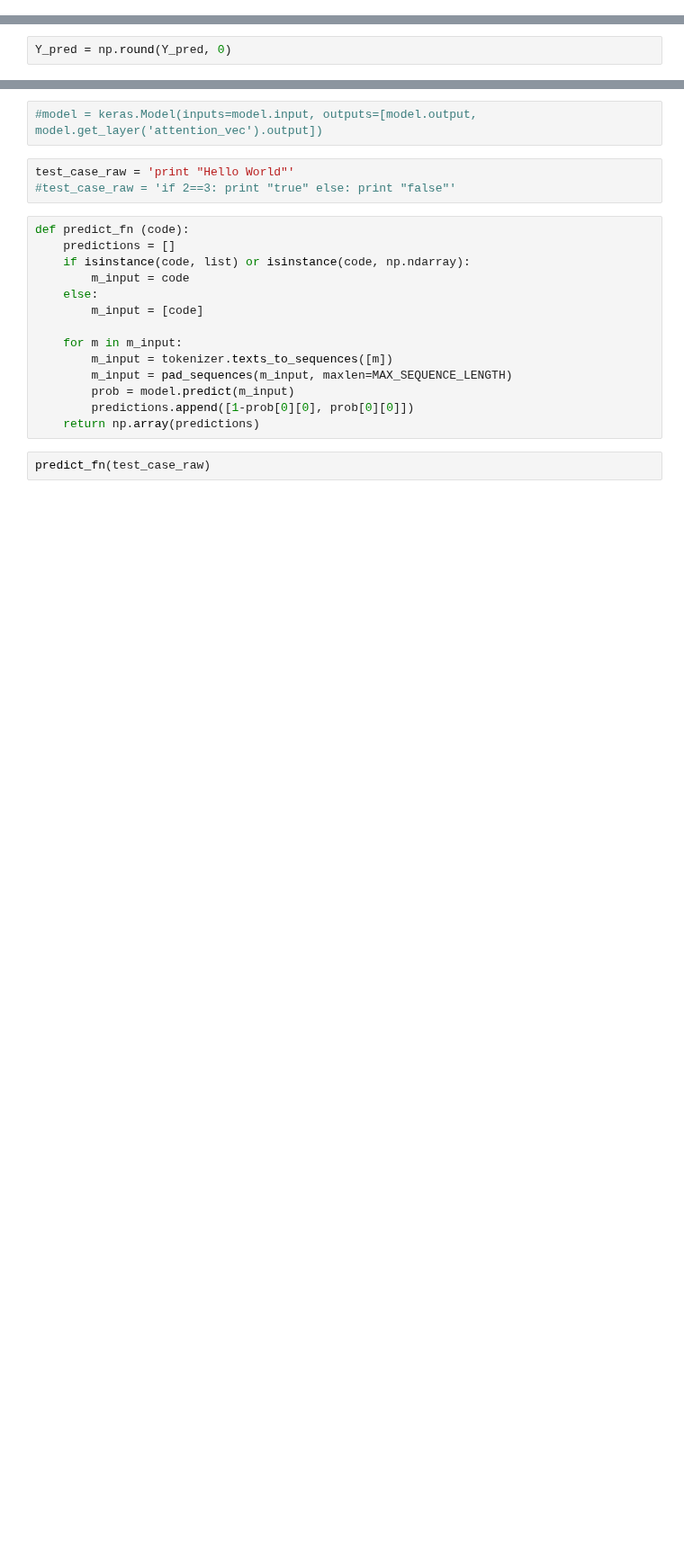
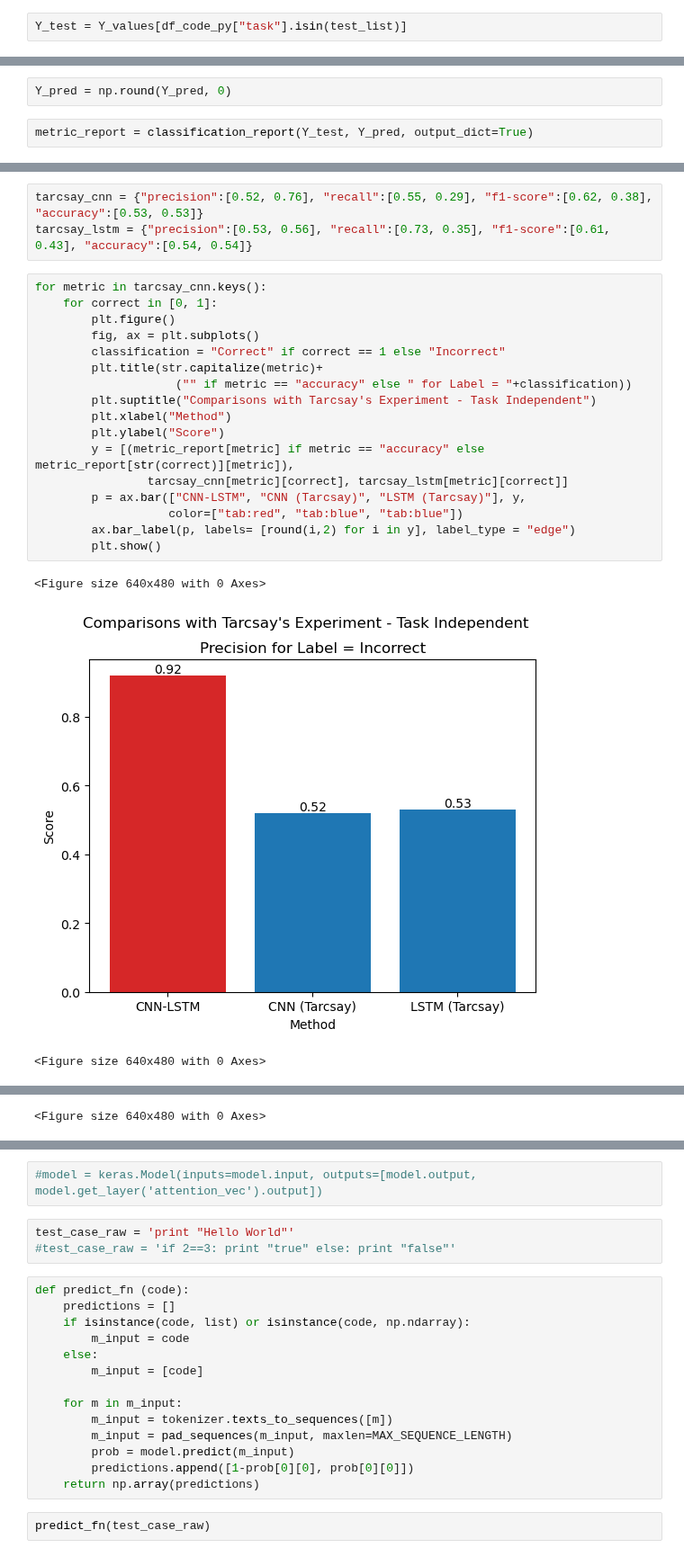
Before and after one commit to spindive/mrp_files, a Jupyter notebook: mrp_model_new_course.ipynb, the cells around one changed output, grey strips where cells are left out. Shown at 90% size. Cells and saved outputs as stored; diff of their text form; blank space fills up the shorter version.

```diff
--- a/mrp_model_new_course.ipynb
+++ b/mrp_model_new_course.ipynb
@@ -158,0 +160,2 @@ I_test = df_code_py_exp.index[(df_code_py["task"]=="stableford_122.py") |
+# %%
+Y_test = Y_values[df_code_py["task"].isin(test_list)]
@@ -282,5 +289,7 @@ Y_pred = model.predict(X_test)
 # %%
 Y_pred = np.round(Y_pred, 0)
+# %%
+metric_report = classification_report(Y_test, Y_pred, output_dict=True)
 # %%
 print(classification_report(Y_test, Y_pred))
 # %% [output]
@@ -294,0 +304,24 @@ weighted avg       0.89      0.91      0.90     11821
+# %%
+tarcsay_cnn = {"precision":[0.52, 0.76], "recall":[0.55, 0.29], "f1-score":[0.62, 0.38], "accuracy":[0.53, 0.53]}
+tarcsay_lstm = {"precision":[0.53, 0.56], "recall":[0.73, 0.35], "f1-score":[0.61, 0.43], "accuracy":[0.54, 0.54]}
+# %%
+for metric in tarcsay_cnn.keys():
+    for correct in [0, 1]:
+        plt.figure()
+        fig, ax = plt.subplots()
+        classification = "Correct" if correct == 1 else "Incorrect"
+        plt.title(str.capitalize(metric)+
+                    ("" if metric == "accuracy" else " for Label = "+classification))
+        plt.suptitle("Comparisons with Tarcsay's Experiment - Task Independent")
+        plt.xlabel("Method")
+        plt.ylabel("Score")
+        y = [(metric_report[metric] if metric == "accuracy" else metric_report[str(correct)][metric]),
+                tarcsay_cnn[metric][correct], tarcsay_lstm[metric][correct]]
+        p = ax.bar(["CNN-LSTM", "CNN (Tarcsay)", "LSTM (Tarcsay)"], y,
+                   color=["tab:red", "tab:blue", "tab:blue"])
+        ax.bar_label(p, labels= [round(i,2) for i in y], label_type = "edge")
+        plt.show()
+# %% [output]
+<Figure size 640x480 with 0 Axes>
+[figure, added]
+<Figure size 640x480 with 0 Axes>
@@ -294,0 +329 @@ weighted avg       0.89      0.91      0.90     11821
+<Figure size 640x480 with 0 Axes>
```
Also changed, not shown: parts of 26 cells of this notebook, 4 other files.
